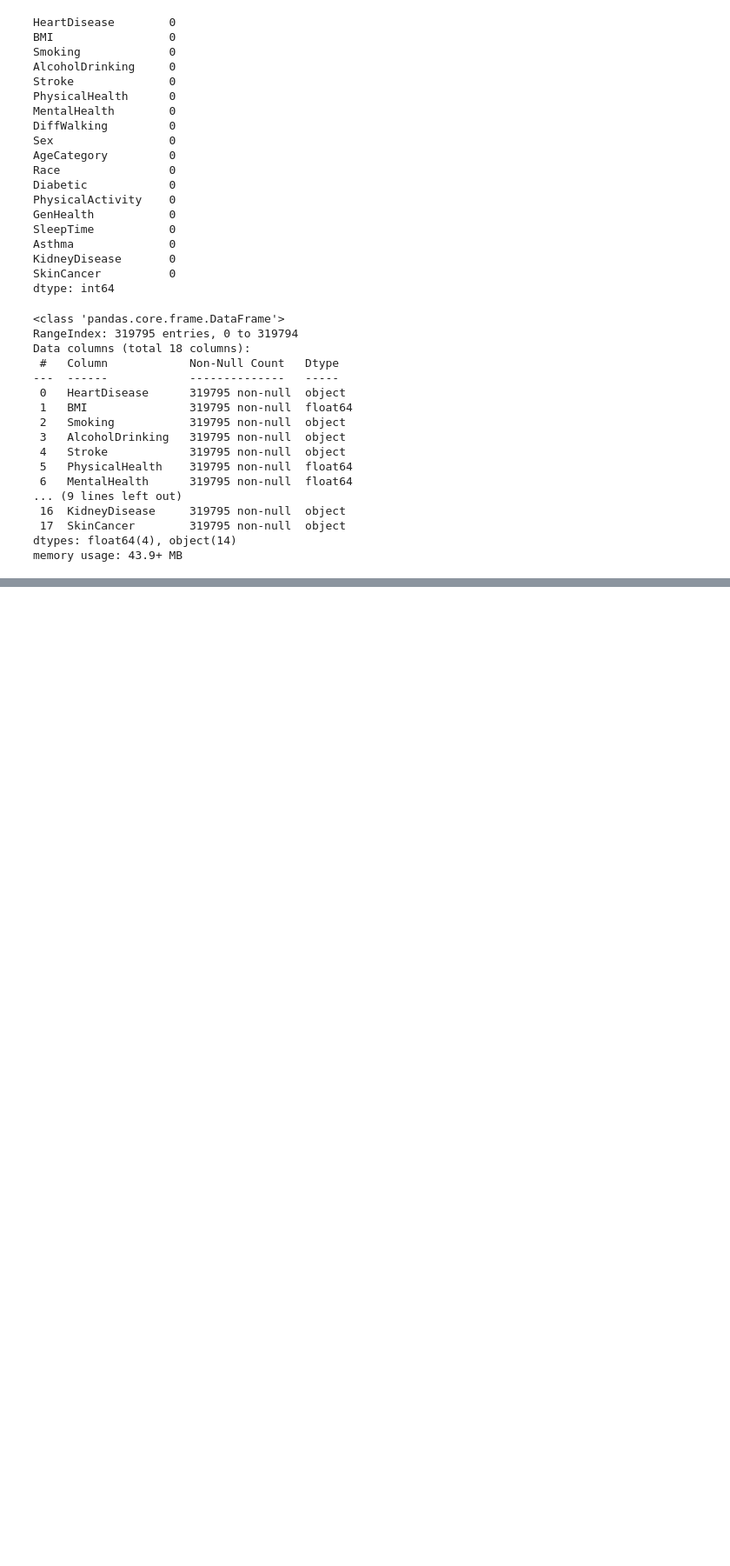
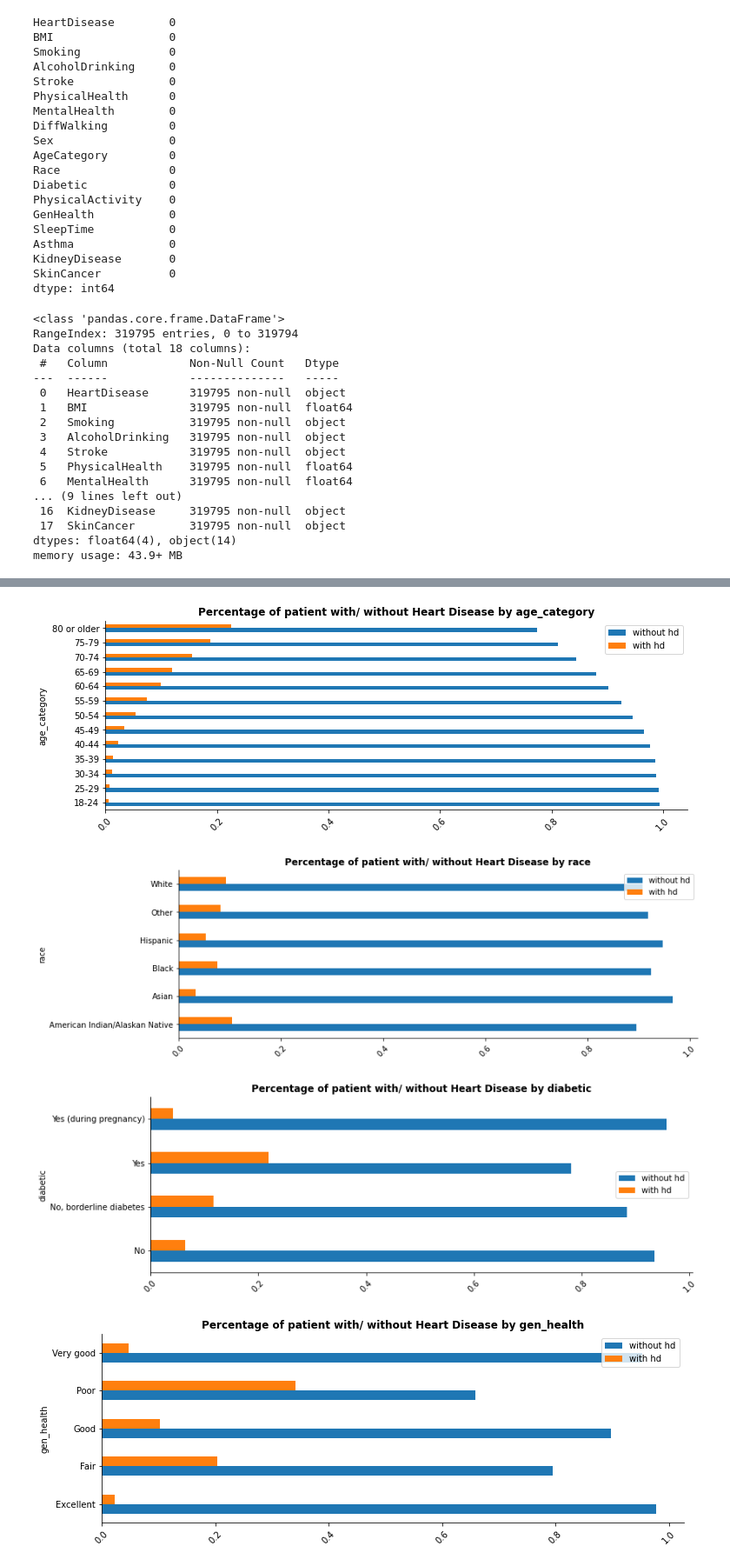
Before and after one commit to MatthewL09/heart-disease-project, a Jupyter notebook: heart_explore.ipynb, the cells around one changed output, grey strips where cells are left out. Shown at 87% size. Drawn from its saved outputs; the diff is of its cells as text; code cells hidden in the pictures; blank space fills up the shorter version.

```diff
--- a/heart_explore.ipynb
+++ b/heart_explore.ipynb
@@ -131,0 +215,24 @@ for col in num_cols:
+# %%
+cat_cols = ['age_category','race','diabetic','gen_health']
+
+
+for i in range(0, len(cat_cols)):
+    crosstb = pd.crosstab(df[cat_cols[i]], df.heart_disease)
+    crosstb['without_hd_percent'] = crosstb['No'] / (crosstb['No'] + crosstb['Yes'])
+    crosstb['with_hd_percent'] = crosstb['Yes'] / (crosstb['No'] + crosstb['Yes'])
+
+    crosstb = crosstb.drop(['Yes', 'No'], axis = 1)
+
+    crosstb.plot(kind='barh')
+    sns.despine()
+    labels = ["without hd","with hd"]
+    plt.gcf().set_size_inches(12, 4)
+    plt.xticks(rotation = 45)
+    plt.legend(labels=labels)
+    plt.title("Percentage of patient with/ without Heart Disease by " + cat_cols[i], fontweight='bold')
+    plt.show()
+# %% [output]
+[figure, added]
+[figure, added]
+[figure, added]
+[figure, added]
```
Also changed, not shown: parts of 48 cells of this notebook, 1 other file.
